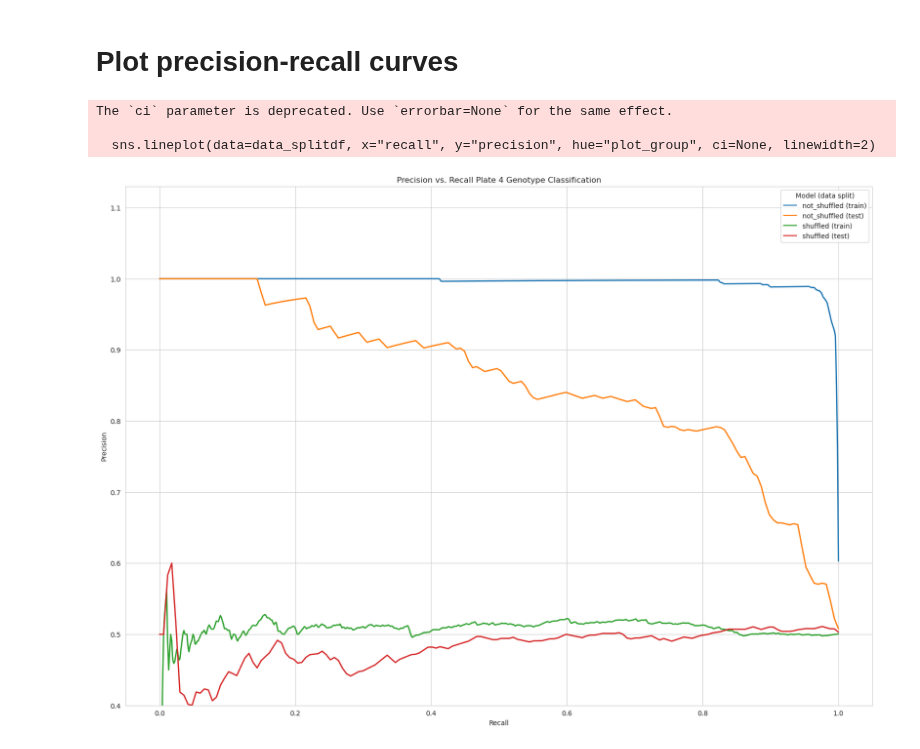
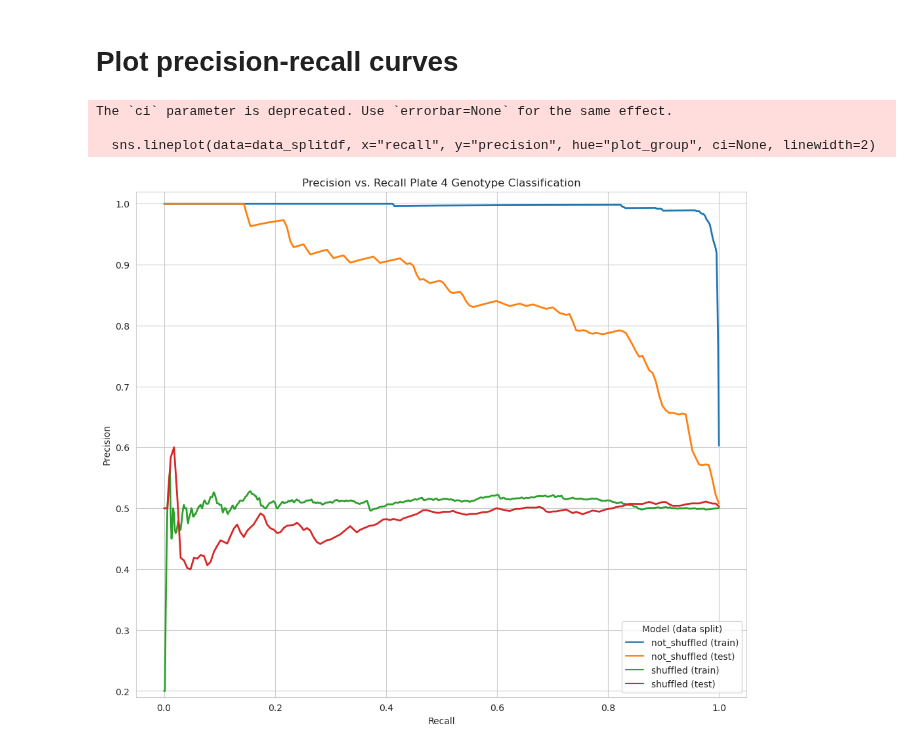
Before and after one commit to WayScience/NF1_SchwannCell_data_analysis, a Jupyter notebook: 2.evaluate_models/log_reg_plates_cp_fs_data/plate_4/evaluate_model.ipynb, the cells around one changed output. Cells and saved outputs as stored; diff of their text form; code cells hidden in the pictures.

Commit message:
Improved the figures from github comments

```diff
--- a/2.evaluate_models/log_reg_plates_cp_fs_data/plate_4/evaluate_model.ipynb
+++ b/2.evaluate_models/log_reg_plates_cp_fs_data/plate_4/evaluate_model.ipynb
@@ -121,21 +121,21 @@ data_splitdf = pd.DataFrame(data_split)
 # %% [markdown]
 # Plot precision-recall curves
 # %%
-plt.figure(figsize=(20, 14))
+plt.figure(figsize=(12, 10))
 sns.set_style("whitegrid")
 
 data_splitdf["plot_group"] = data_splitdf["model_type"] + " (" + data_splitdf["split_type"] + ")"
 
 sns.lineplot(data=data_splitdf, x="recall", y="precision", hue="plot_group", ci=None, linewidth=2)
 
-plt.legend(loc="upper right", title="Model (data split)")
-plt.ylim(bottom=0.4, top=1.13)
+plt.legend(loc="lower right", title="Model (data split)")
+plt.ylim(bottom=0.19, top=1.02)
 plt.xlabel("Recall")
 plt.ylabel("Precision")
 plt.title("Precision vs. Recall Plate 4 Genotype Classification")
 plt.savefig(f"{fig_path}/precision_recall_plate4.png")
 # %% [output]
 The `ci` parameter is deprecated. Use `errorbar=None` for the same effect.
 
   sns.lineplot(data=data_splitdf, x="recall", y="precision", hue="plot_group", ci=None, linewidth=2)
-[figure, old version]
+[figure, new version]
```
Also changed, not shown: 2 other files.
